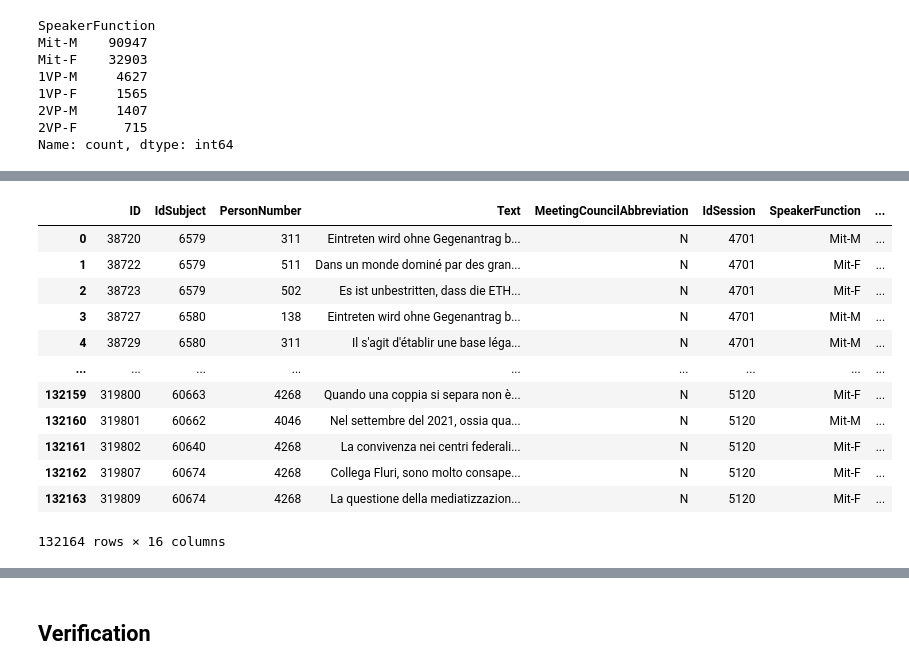
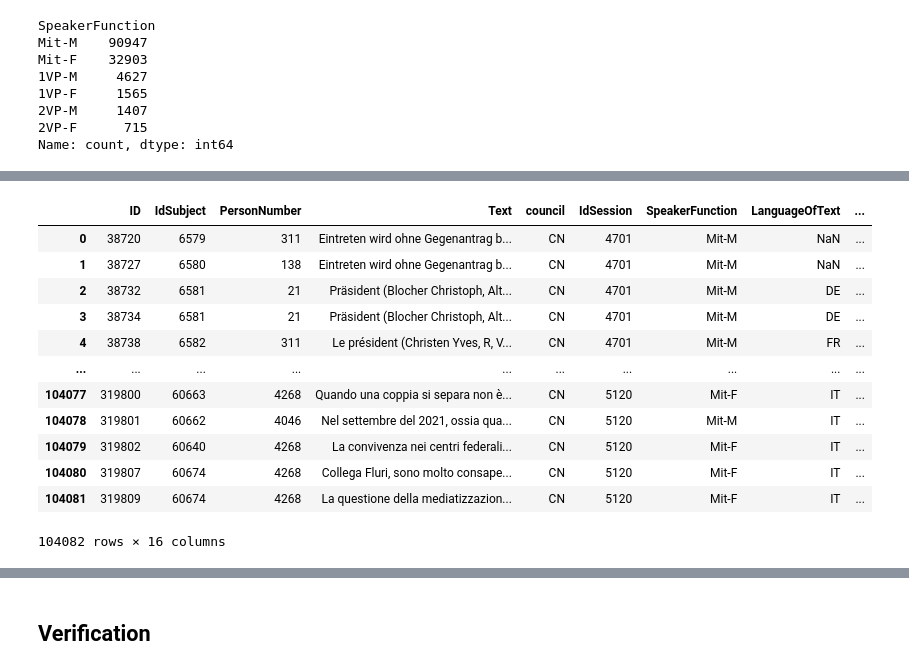
Before and after one commit to cgcrts/ef23_discours, a Jupyter notebook: tag_processing.ipynb, the cells around one changed output, grey strips where cells are left out. Drawn from its saved outputs; the diff is of its cells as text; code cells hidden in the pictures.

```diff
--- a/tag_processing.ipynb
+++ b/tag_processing.ipynb
@@ -301,7 +301,22 @@ tags_df
 # %%
 with open('data/persons.csv', encoding='utf-8') as file:
     persons_df = pd.read_csv(file).drop(columns='Unnamed: 0')
-    persons_df['PartyAbbreviation'] = persons_df['PartyAbbreviation'].replace({'PDC': 'M-E'})
+    persons_df = persons_df.rename(columns={'GenderAsString': 'gender', 'PartyAbbreviation': 'party'})
+    cols_to_keep = ['PersonNumber', 'FirstName', 'LastName', 'gender', 'party']
+    persons_df = persons_df[cols_to_keep]
+
+    party_names = {
+        'PES': 'VERT',
+        'VERT-E-S': 'VERT',
+        'PRD': 'PLR',
+        'PLS': 'PLR',
+        'PDC': 'M-E',
+        'PBD': 'M-E',
+        'CVPO': 'M-E',
+        'MCR': 'MCG',
+        'pvl': 'PVL',
+    }
+    persons_df['party'] = persons_df['party'].replace(party_names)
 
 persons_df
 # %% [output]
@@ -349,5 +364,7 @@ for filepath in tqdm(filepaths_list[:]):
 transcript_df = transcript_df.reset_index(drop=True)
 transcript_df['legislature'] = transcript_df['IdSession'].apply(lambda x: str(x)[:2])
 transcript_df['legislature'] = transcript_df['legislature'].astype('int')
+transcript_df = transcript_df.rename(columns={'MeetingCouncilAbbreviation': 'council'})
+transcript_df['council'] = transcript_df['council'].replace({'N': 'CN', 'S': 'CE'})
 transcript_df
 # %% [output]
@@ -366 +383,6 @@ transcript_df
 202686 rows × 14 columns
+# %%
+with open('data/rapporteurs.csv', encoding='utf-8') as file:
+    rapporteurs_df = pd.read_csv(file).drop(columns='Unnamed: 0')
+
+rapporteurs_df
@@ -428,3 +501,9 @@ Mit-F    32903
 2VP-M     1407
 2VP-F      715
 Name: count, dtype: int64
+# %%
+# drop rows where speaker is rapporteur on the subject
+transcripts_to_drop = list(transcript_df.merge(rapporteurs_df, on=['IdSubject', 'PersonNumber'], how='inner')['ID'].unique())
+print(len(transcripts_to_drop))
+transcript_df = transcript_df.loc[~transcript_df['ID'].isin(transcripts_to_drop)].reset_index(drop=True)
+transcript_df
@@ -462,23 +556,22 @@ distrib
 # %%
-persons_col = ['PersonNumber', 'FirstName', 'LastName', 'GenderAsString', 'PartyAbbreviation']
-transcript_col = ['ID', 'IdSubject', 'PersonNumber', 'Text', 'MeetingCouncilAbbreviation', 'IdSession',
+transcript_col = ['ID', 'IdSubject', 'PersonNumber', 'Text', 'council', 'IdSession',
                   'SpeakerFunction', 'LanguageOfText', 'legislature', 'length', 'length_norm', 'length_weight']
-transcript_person_df = transcript_df[transcript_col].merge(persons_df[persons_col], on='PersonNumber', how='left')
+transcript_person_df = transcript_df[transcript_col].merge(persons_df, on='PersonNumber', how='left')
 transcript_person_df
 # %% [output]
-|  | ID | IdSubject | PersonNumber | Text | MeetingCouncilAbbreviation | IdSession | SpeakerFunction | ... |
-| 0 | 38720 | 6579 | 311 | Eintreten wird ohne Gegenantrag b... | N | 4701 | Mit-M | ... |
-| 1 | 38722 | 6579 | 511 | Dans un monde dominé par des gran... | N | 4701 | Mit-F | ... |
-| 2 | 38723 | 6579 | 502 | Es ist unbestritten, dass die ETH... | N | 4701 | Mit-F | ... |
-| 3 | 38727 | 6580 | 138 | Eintreten wird ohne Gegenantrag b... | N | 4701 | Mit-M | ... |
-| 4 | 38729 | 6580 | 311 | Il s'agit d'établir une base léga... | N | 4701 | Mit-M | ... |
-| ... | ... | ... | ... | ... | ... | ... | ... | ... |
-| 132159 | 319800 | 60663 | 4268 | Quando una coppia si separa non è... | N | 5120 | Mit-F | ... |
-| 132160 | 319801 | 60662 | 4046 | Nel settembre del 2021, ossia qua... | N | 5120 | Mit-M | ... |
-| 132161 | 319802 | 60640 | 4268 | La convivenza nei centri federali... | N | 5120 | Mit-F | ... |
-| 132162 | 319807 | 60674 | 4268 | Collega Fluri, sono molto consape... | N | 5120 | Mit-F | ... |
-| 132163 | 319809 | 60674 | 4268 | La questione della mediatizzazion... | N | 5120 | Mit-F | ... |
+|  | ID | IdSubject | PersonNumber | Text | council | IdSession | SpeakerFunction | LanguageOfText | ... |
+| 0 | 38720 | 6579 | 311 | Eintreten wird ohne Gegenantrag b... | CN | 4701 | Mit-M | NaN | ... |
+| 1 | 38727 | 6580 | 138 | Eintreten wird ohne Gegenantrag b... | CN | 4701 | Mit-M | NaN | ... |
+| 2 | 38732 | 6581 | 21 | Präsident (Blocher Christoph, Alt... | CN | 4701 | Mit-M | DE | ... |
+| 3 | 38734 | 6581 | 21 | Präsident (Blocher Christoph, Alt... | CN | 4701 | Mit-M | DE | ... |
+| 4 | 38738 | 6582 | 311 | Le président (Christen Yves, R, V... | CN | 4701 | Mit-M | FR | ... |
+| ... | ... | ... | ... | ... | ... | ... | ... | ... | ... |
+| 104077 | 319800 | 60663 | 4268 | Quando una coppia si separa non è... | CN | 5120 | Mit-F | IT | ... |
+| 104078 | 319801 | 60662 | 4046 | Nel settembre del 2021, ossia qua... | CN | 5120 | Mit-M | IT | ... |
+| 104079 | 319802 | 60640 | 4268 | La convivenza nei centri federali... | CN | 5120 | Mit-F | IT | ... |
+| 104080 | 319807 | 60674 | 4268 | Collega Fluri, sono molto consape... | CN | 5120 | Mit-F | IT | ... |
+| 104081 | 319809 | 60674 | 4268 | La questione della mediatizzazion... | CN | 5120 | Mit-F | IT | ... |
-132164 rows × 16 columns
+104082 rows × 16 columns
 # %%
 transcript_tagged_df = transcript_person_df.merge(tags_df, left_on='ID', right_on='transcript_id', how='left')
 transcript_tagged_df = transcript_tagged_df.dropna(subset='Culture')
```
Also changed, not shown: parts of 15 cells of this notebook, 8 other files.
